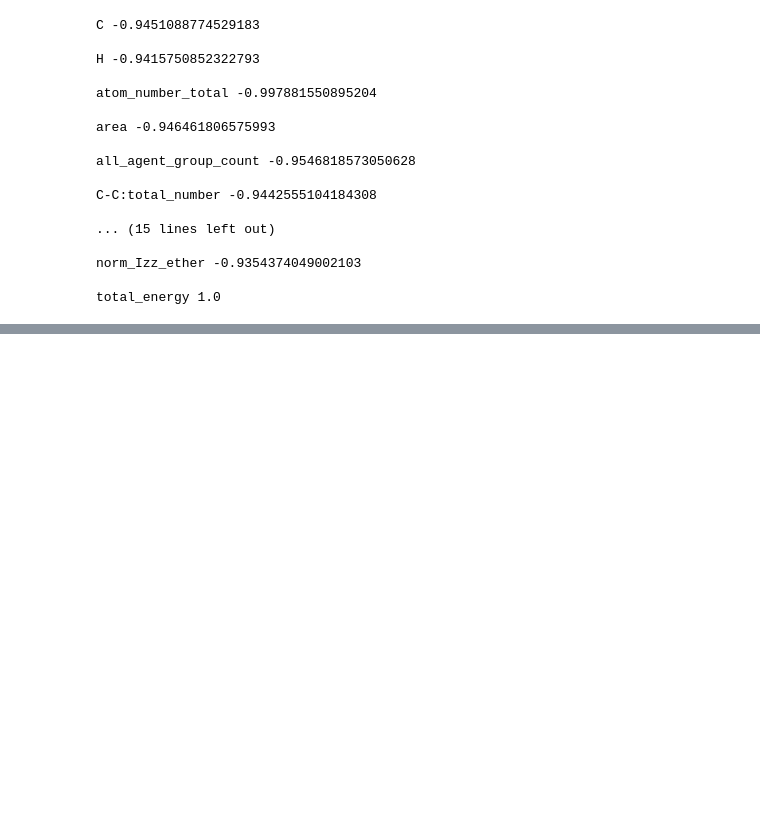
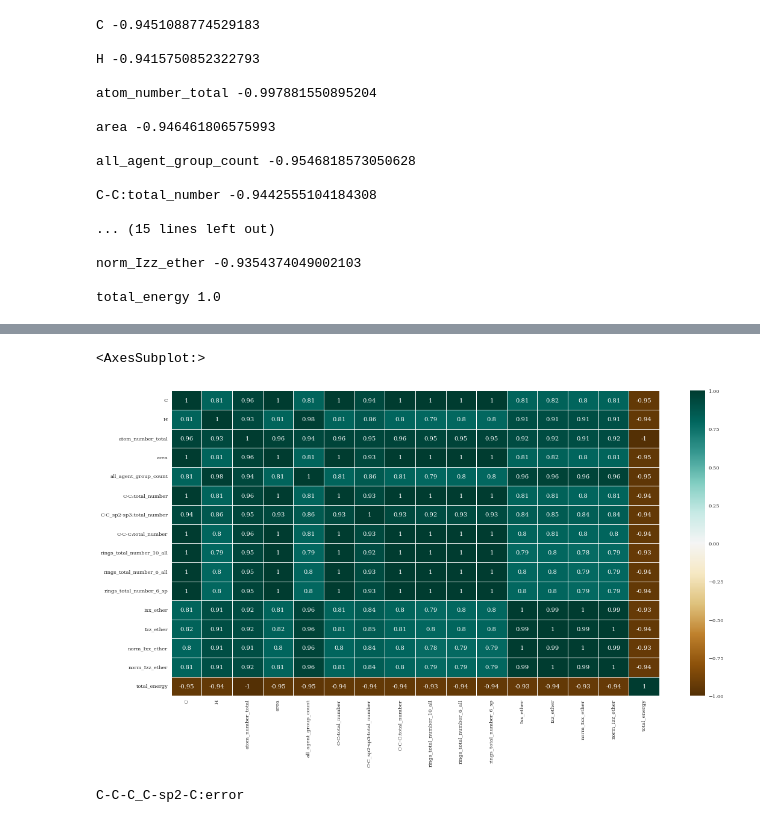
Before and after one commit to Karl-Marcos/ML-2022-DIMP, a Jupyter notebook: Dados.ipynb, the cells around one changed output, grey strips where cells are left out. Cells and saved outputs as stored; diff of their text form; code cells hidden in the pictures; blank space fills up the shorter version.

Commit message:
estão selecionados os atributos para a energia de Fermi

```diff
--- a/Dados.ipynb
+++ b/Dados.ipynb
@@ -180,0 +200,12 @@ for i in Atr2:
+# %%
+dataEt = {}
+for i in Atr2:
+    dataEt.update({i:bruto[i]})
+dataEt = pd.DataFrame(dataEt)
+# %%
+corrmat1 = dataEt.corr()
+f, ax = plt.subplots(figsize =(16, 9))
+sns.heatmap(corrmat1, ax = ax, cmap ="BrBG", linewidths = 1, vmin=-1, vmax=1, annot=True)
+# %% [output]
+<AxesSubplot:>
+[figure, added]
@@ -180,0 +221,6 @@ for i in Atr2:
+# %%
+L = sorted(atributos_1,key = atributos_1.get,  reverse = True)
+L.remove('Fermi_energy')
+print(L[0])
+# %% [output]
+C-C-C_C-sp2-C:error
```
Also changed, not shown: parts of 19 cells of this notebook, 1 other file.
